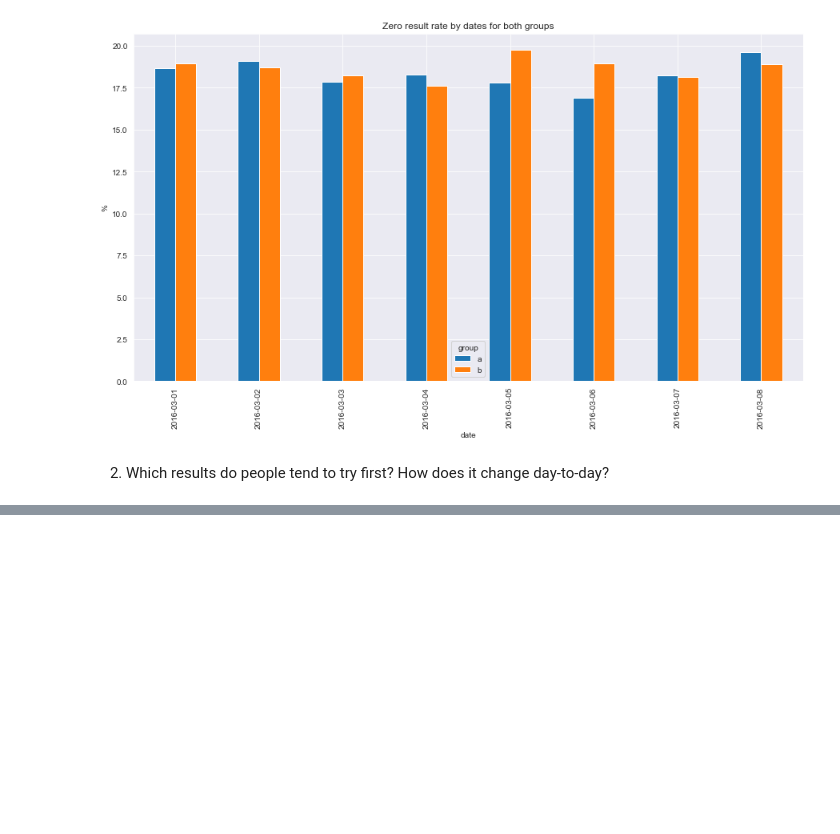
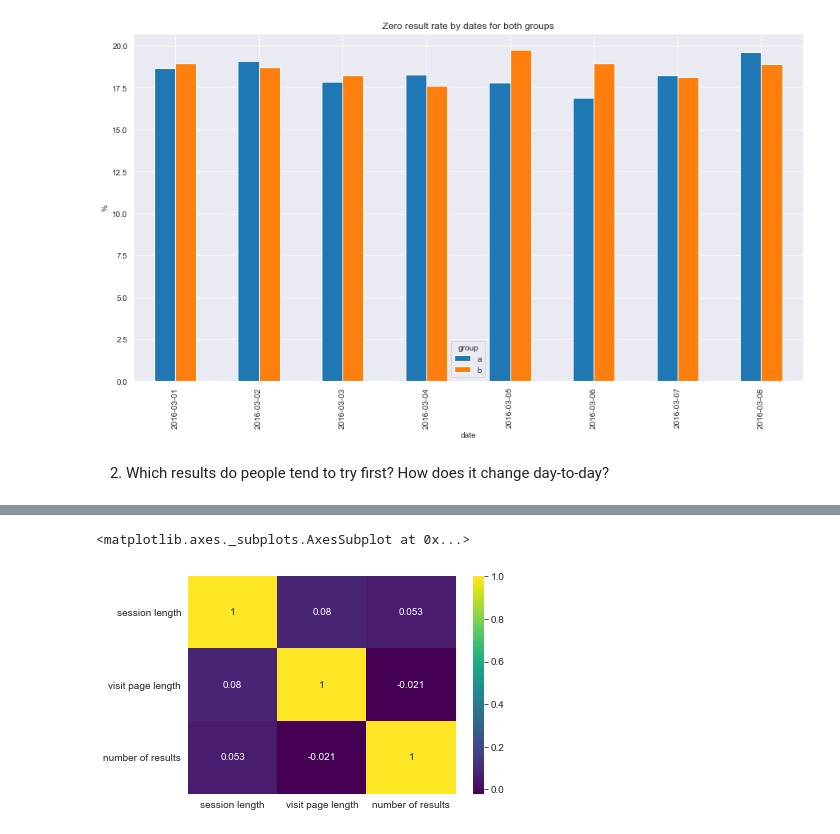
Before and after one commit to PejicM/DataSciencePraxis, a Jupyter notebook: 4. DA task/EventLogs_processing.ipynb, the cells around one changed output, grey strips where cells are left out. Drawn from its saved outputs; the diff is of its cells as text; code cells hidden in the pictures; blank space fills up the shorter version.

```diff
--- a/4. DA task/EventLogs_processing.ipynb
+++ b/4. DA task/EventLogs_processing.ipynb
@@ -439,0 +508,14 @@ ax = dfDateRPD.plot(kind='bar', figsize=(15, 8)).legend(labels)
+# %%
+# max checkin for each session and page_id
+totalCheckins = df.groupby(['session_id', 'page_id']).apply(lambda var: var['checkin'].max())
+totalCheckins = totalCheckins.groupby('session_id').sum()
+totalCheckins = totalCheckins.fillna(0)
+totalCheckins = list(totalCheckins)
+# %%
+# number of results for each session
+resultNums = df.groupby('session_id')['n_results'].sum()
+resultNums = list(resultNums)
+# %%
+# create new dataframe with two columns: total session length and visit page length
+dfLengths = pd.DataFrame(list(zip(sessionLength, totalCheckins, resultNums)), columns=['session length', 'visit page length', 'number of results'])
+dfLengths.head()
@@ -439,0 +529,4 @@ ax = dfDateRPD.plot(kind='bar', figsize=(15, 8)).legend(labels)
+# %%
+# session length, visit page length and number of results, without session with 0 duration
+notZeroLengths = pd.DataFrame(dfLengths[dfLengths['session length'] > 0])
+notZeroLengths.head()
@@ -439,0 +540,6 @@ ax = dfDateRPD.plot(kind='bar', figsize=(15, 8)).legend(labels)
+# %%
+# correlation heatmap
+sns.heatmap(notZeroLengths.corr(), annot=True, cmap='viridis')
+# %% [output]
+<matplotlib.axes._subplots.AxesSubplot at 0x...>
+[figure, added]
```
Also changed, not shown: parts of 20 cells of this notebook.
